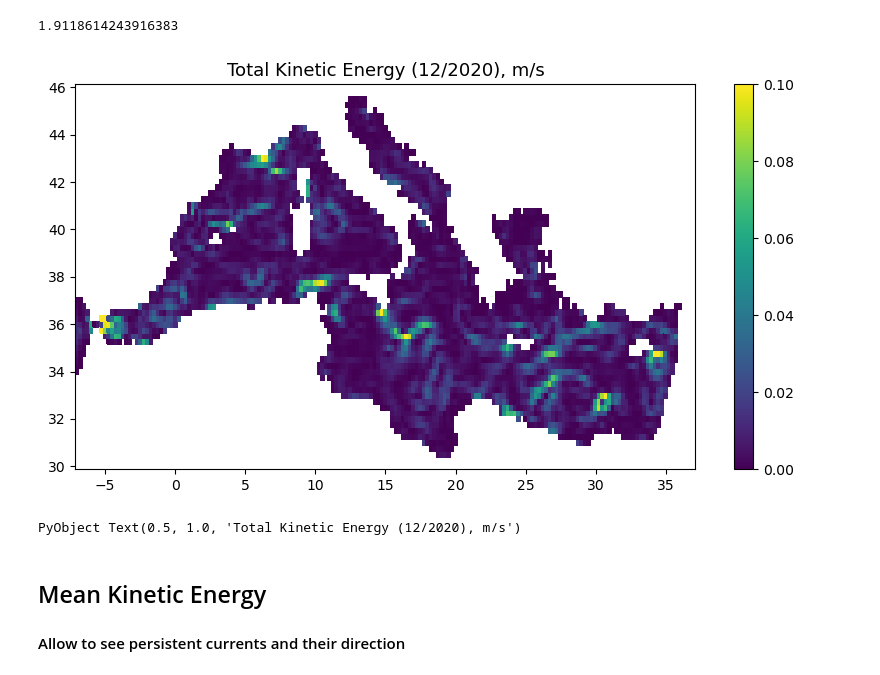
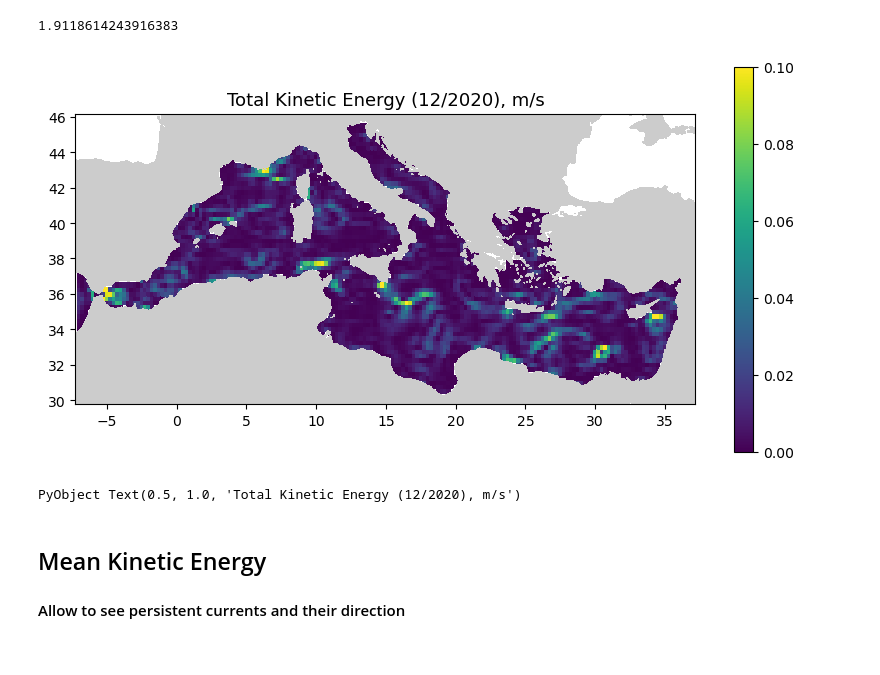
Before and after one commit to Alexander-Barth/CoastalCurrents.jl, a Jupyter notebook: examples/Surface_Currents_Main.ipynb, the cells around one changed output. Drawn from its saved outputs; the diff is of its cells as text; code cells hidden in the pictures.

Commit message:
Fix save file and add mask to kinetic figures

```diff
--- a/examples/Surface_Currents_Main.ipynb
+++ b/examples/Surface_Currents_Main.ipynb
@@ -692,11 +705,12 @@ maximum(TKEi[isfinite.(TKEi)])
 # %%
 fig = figure(figsize=(10, 5))
 pcolor(xi,yi,TKEi[:,:,10])
 colorbar()
 clim(0,0.10)
+CoastalCurrents.Plotting.plotmap(bathname)
 title("Total Kinetic Energy ($month/$year), m/s", fontsize=13)
 # %% [output]
-[figure, old version]
+[figure, new version]
 PyObject Text(0.5, 1.0, 'Total Kinetic Energy (12/2020), m/s')
 # %% [markdown]
 ## Mean Kinetic Energy
```
Also changed, not shown: parts of 28 cells of this notebook.
